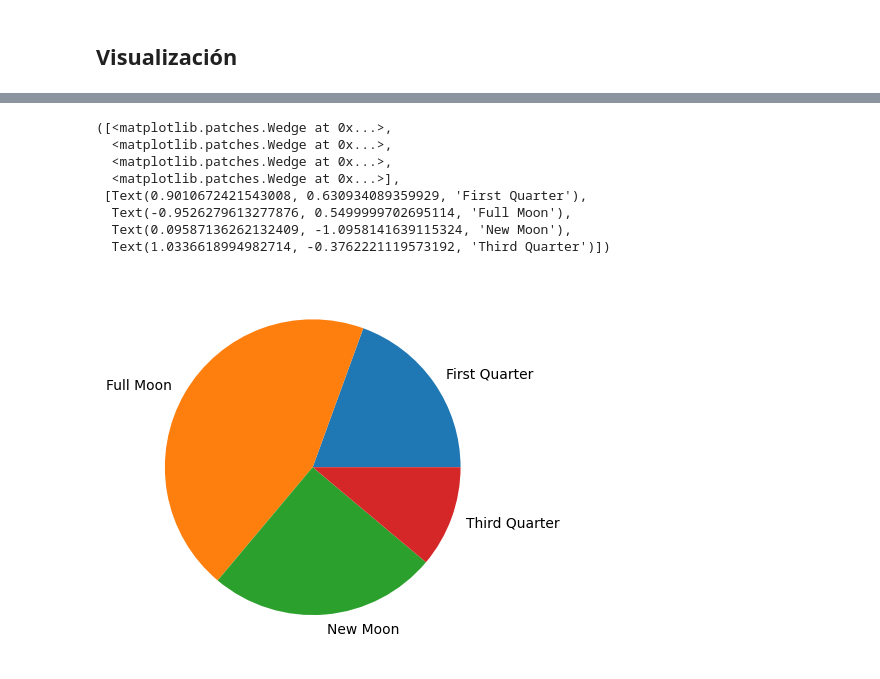
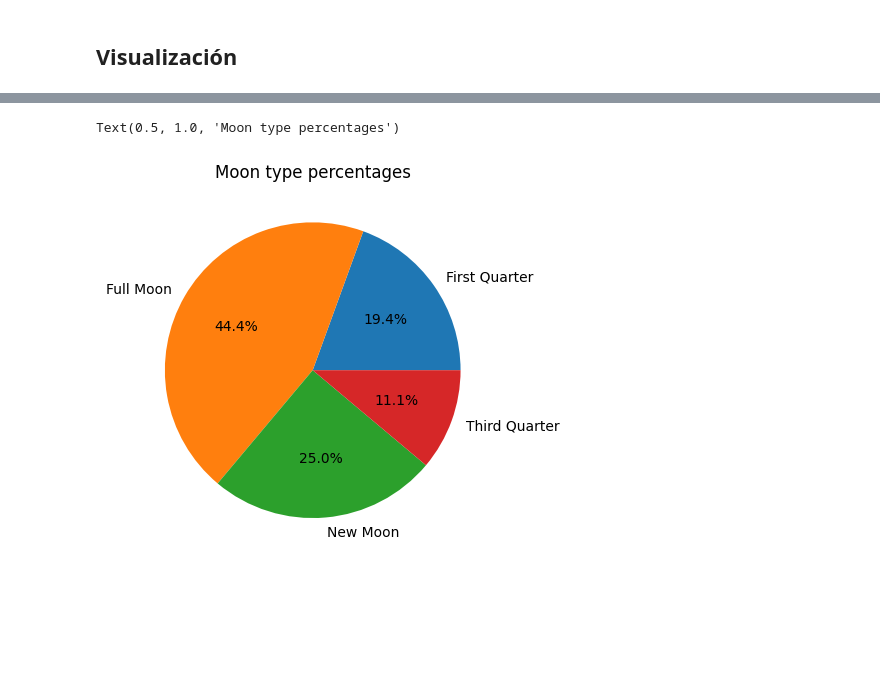
Before and after one commit to acapponi/moon, a Jupyter notebook: data-analisys.ipynb, the cells around one changed output, grey strips where cells are left out. Cells and saved outputs as stored; diff of their text form; code cells hidden in the pictures; blank space fills up the shorter version.

```diff
--- a/data-analisys.ipynb
+++ b/data-analisys.ipynb
@@ -72,6 +72,6 @@ conc.head()
 # %% [markdown]
 ## Analisis
 # %%
-count_moontype = conc.groupby('moon_type')['int'].count().reset_index()
+count_moontype = conc.groupby('moon_type')['int'].count().reset_index().set_axis(['Moon Type', 'Count'], axis=1)
 count_moontype
 # %% [output]
@@ -127,13 +120,12 @@ plt.hist(conc['moon_type'])
 # %%
 
-plt.pie(count_moontype['int'], labels=count_moontype['moon_type'])
+plt.pie(
+    count_moontype['Count'],
+    labels=count_moontype['Moon Type'],
+    autopct='%1.1f%%',
+)
+
+plt.title('Moon type percentages')
 # %% [output]
-([<matplotlib.patches.Wedge at 0x...>,
-  <matplotlib.patches.Wedge at 0x...>,
-  <matplotlib.patches.Wedge at 0x...>,
-  <matplotlib.patches.Wedge at 0x...>],
- [Text(0.9010672421543008, 0.630934089359929, 'First Quarter'),
-  Text(-0.9526279613277876, 0.5499999702695114, 'Full Moon'),
-  Text(0.09587136262132409, -1.0958141639115324, 'New Moon'),
-  Text(1.0336618994982714, -0.3762221119573192, 'Third Quarter')])
+Text(0.5, 1.0, 'Moon type percentages')
-[figure, old version]
+[figure, new version]
```
Also changed, not shown: parts of 14 cells of this notebook.
